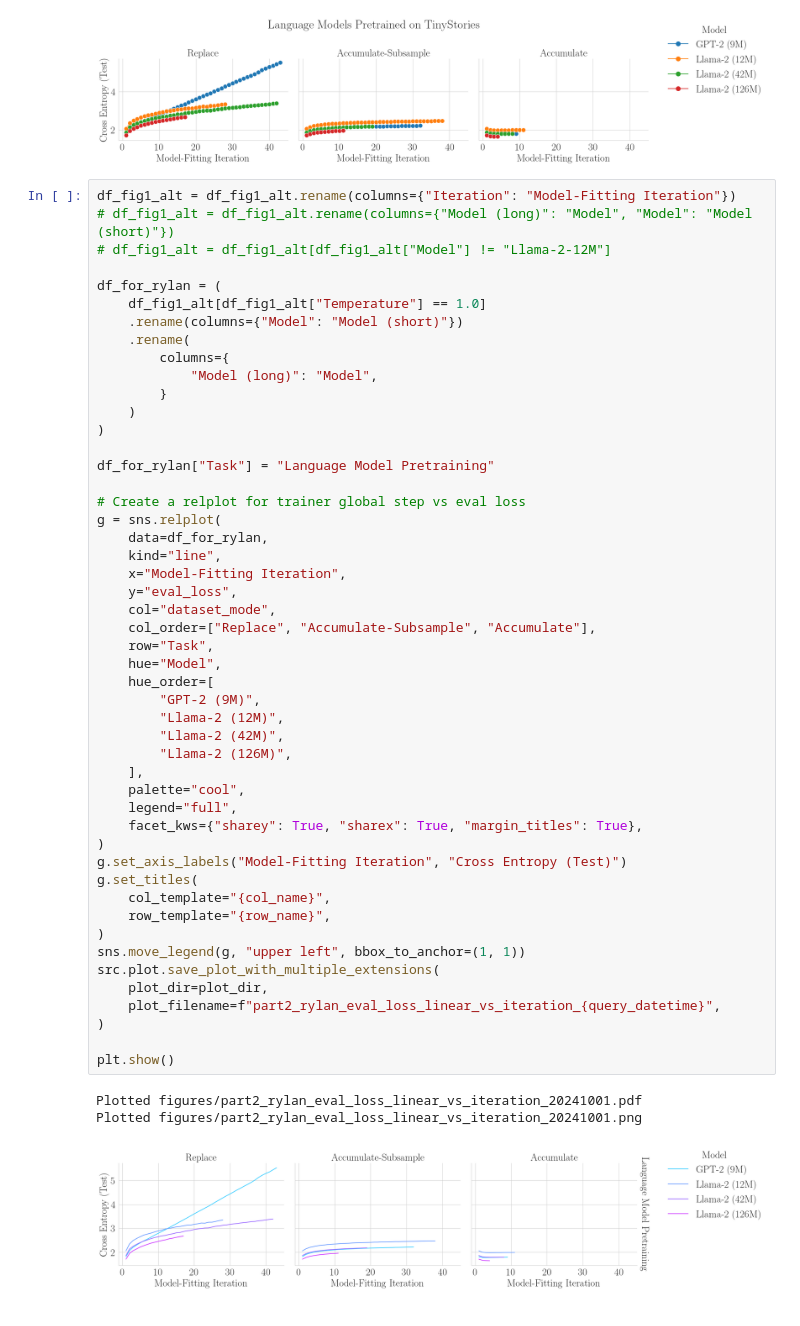
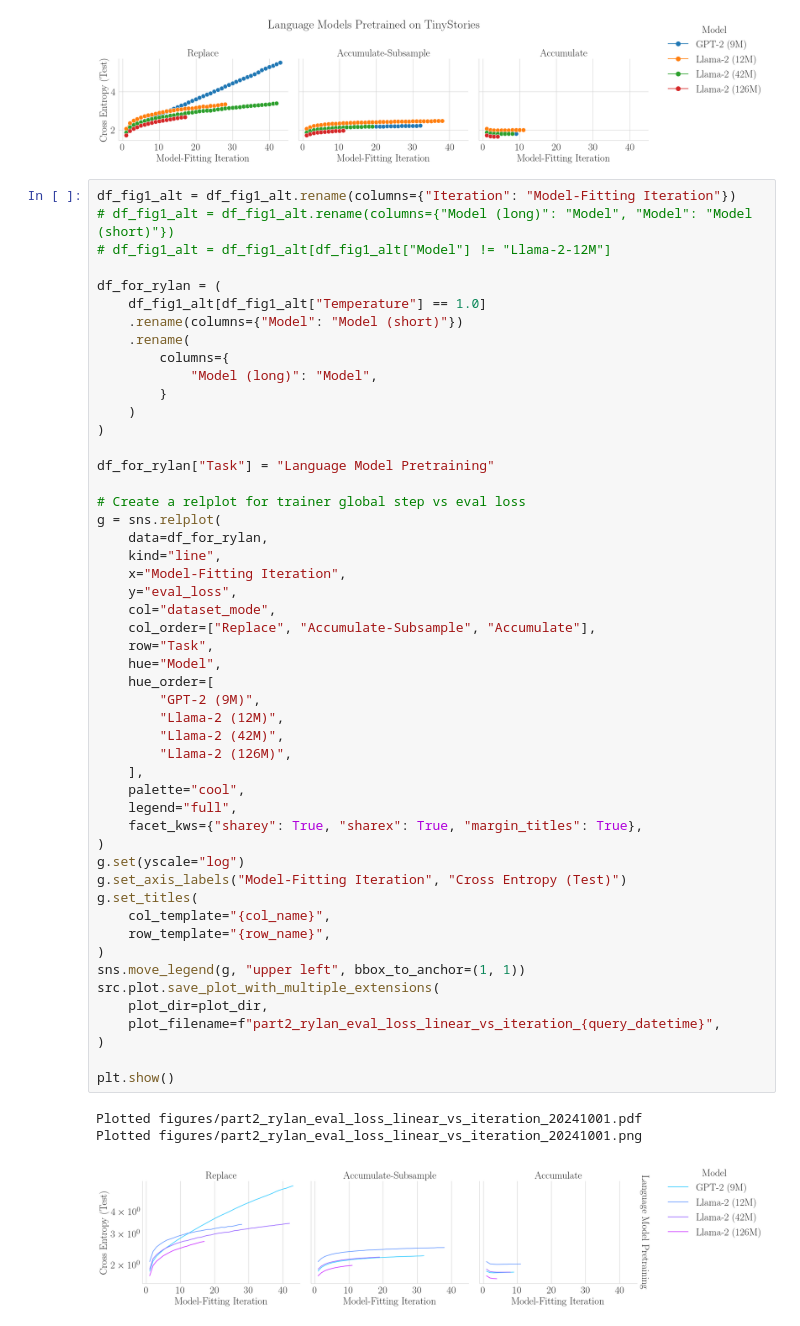
Before and after one commit to RylanSchaeffer/KoyejoLab-Collapse-or-Thrive, a Jupyter notebook: notebooks/09_pretrain_lm_accumulate_subsample/09_pretrain_lm_accumulate_subsample.ipynb, the cells around one changed output. Cells and saved outputs as stored; diff of their text form.

```diff
--- a/notebooks/09_pretrain_lm_accumulate_subsample/09_pretrain_lm_accumulate_subsample.ipynb
+++ b/notebooks/09_pretrain_lm_accumulate_subsample/09_pretrain_lm_accumulate_subsample.ipynb
@@ -538,31 +537,32 @@ g = sns.relplot(
     y="eval_loss",
     col="dataset_mode",
     col_order=["Replace", "Accumulate-Subsample", "Accumulate"],
     row="Task",
     hue="Model",
     hue_order=[
         "GPT-2 (9M)",
         "Llama-2 (12M)",
         "Llama-2 (42M)",
         "Llama-2 (126M)",
     ],
     palette="cool",
     legend="full",
     facet_kws={"sharey": True, "sharex": True, "margin_titles": True},
 )
+g.set(yscale="log")
 g.set_axis_labels("Model-Fitting Iteration", "Cross Entropy (Test)")
 g.set_titles(
     col_template="{col_name}",
     row_template="{row_name}",
 )
 sns.move_legend(g, "upper left", bbox_to_anchor=(1, 1))
 src.plot.save_plot_with_multiple_extensions(
     plot_dir=plot_dir,
     plot_filename=f"part2_rylan_eval_loss_linear_vs_iteration_{query_datetime}",
 )
 
 plt.show()
 # %% [output]
 Plotted figures/part2_rylan_eval_loss_linear_vs_iteration_20241001.pdf
 Plotted figures/part2_rylan_eval_loss_linear_vs_iteration_20241001.png
-[figure, old version]
+[figure, new version]
```
Also changed, not shown: parts of 1 cell of this notebook, 6 other files.
